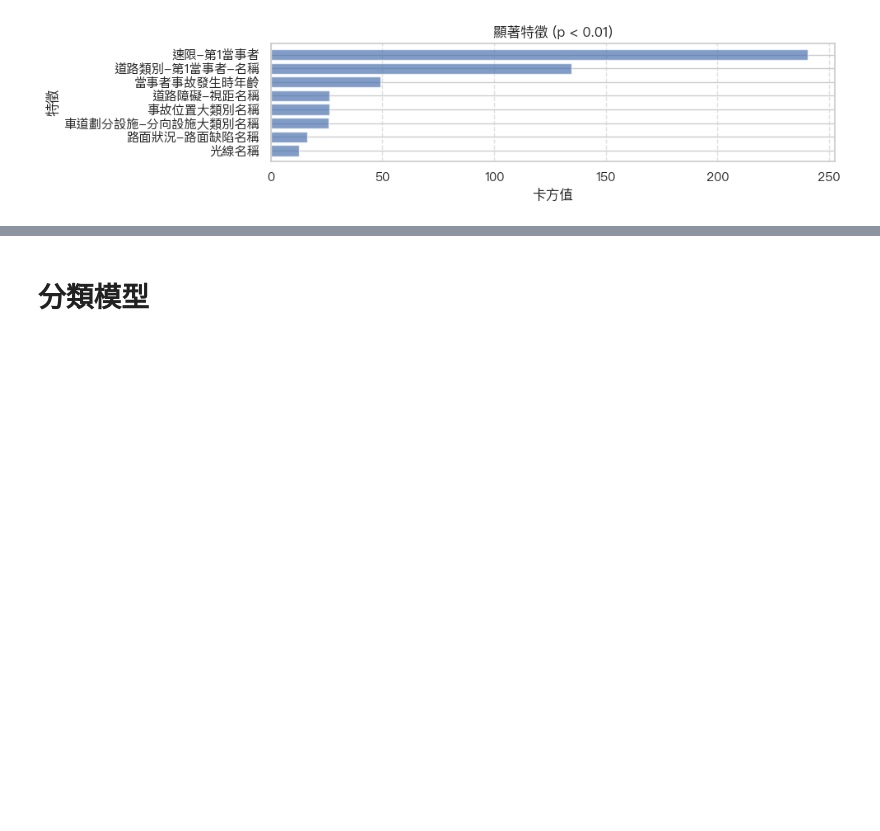
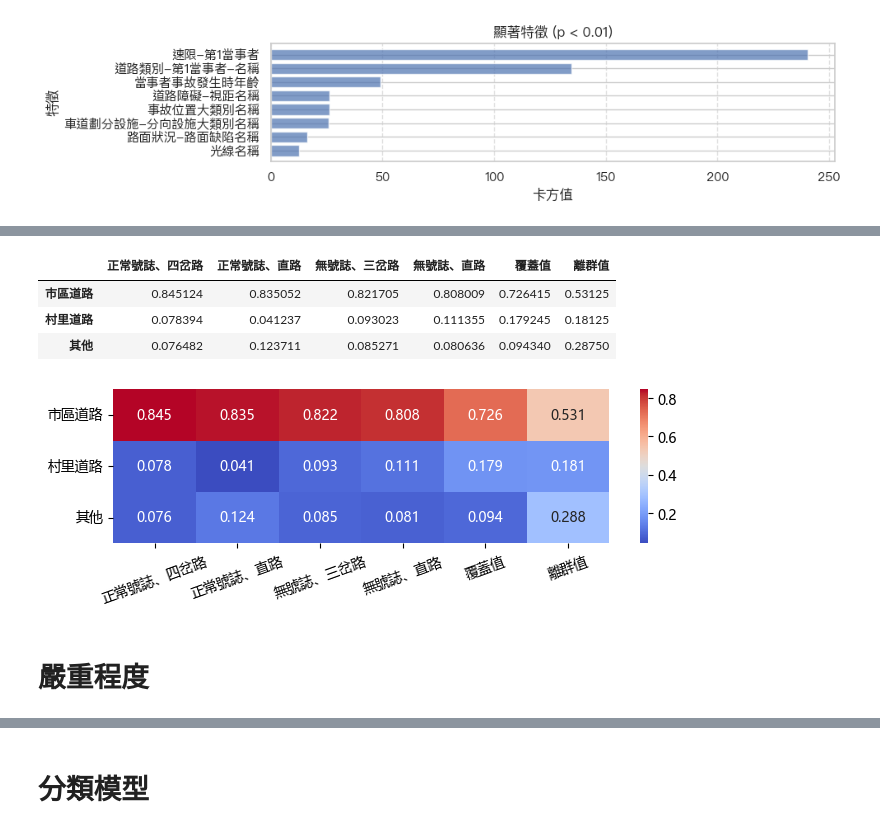
Before and after one commit to kennywang112/TrafficTDApython, a Jupyter notebook: Version3/Pass.ipynb, the cells around one changed output, grey strips where cells are left out. Drawn from its saved outputs; the diff is of its cells as text; code cells hidden in the pictures; blank space fills up the shorter version.

```diff
--- a/Version3/Pass.ipynb
+++ b/Version3/Pass.ipynb
@@ -1034,0 +711,17 @@ comparison_df
+# %%
+plot_column = '道路類別-第1當事者-名稱'
+
+data_dict = {
+    "正常號誌、四岔路": full_0[plot_column].value_counts(),
+    "正常號誌、直路": full_1[plot_column].value_counts(),
+    "無號誌、三岔路": full_2[plot_column].value_counts(),
+    "無號誌、直路": full_3[plot_column].value_counts(),
+    "覆蓋值": overlap_data[plot_column].value_counts(),
+    "離群值": full_out[plot_column].value_counts(),
+
+}
+
+# 將資料轉為 DataFrame，便於比較
+comparison_df = pd.DataFrame(data_dict).fillna(0)
+comparison_df = comparison_df.sort_values(by='正常號誌、四岔路', axis=0, ascending=False)
+comparison_df
@@ -1034,0 +739,35 @@ comparison_df
+# %%
+data_dict = {
+    "正常號誌、四岔路": full_0[plot_column].value_counts(normalize=True),
+    "正常號誌、直路": full_1[plot_column].value_counts(normalize=True),
+    "無號誌、三岔路": full_2[plot_column].value_counts(normalize=True),
+    "無號誌、直路": full_3[plot_column].value_counts(normalize=True),
+    "覆蓋值": overlap_data[plot_column].value_counts(normalize=True),
+    "離群值": full_out[plot_column].value_counts(normalize=True),
+
+}
+
+# 將資料轉為 DataFrame，便於比較
+comparison_df = pd.DataFrame(data_dict).fillna(0)
+comparison_df = comparison_df.sort_values(by='正常號誌、四岔路', axis=0, ascending=False)
+
+categories_to_merge = ["縣道", "省道", "鄉道", "國道", "專用道路", "快速(公)道"]
+comparison_df.loc["其他"] += comparison_df.loc[categories_to_merge].sum()
+comparison_df = comparison_df.drop(index=categories_to_merge)
+comparison_df
+# %% [output]
+|  | 正常號誌、四岔路 | 正常號誌、直路 | 無號誌、三岔路 | 無號誌、直路 | 覆蓋值 | 離群值 |
+| 市區道路 | 0.845124 | 0.835052 | 0.821705 | 0.808009 | 0.726415 | 0.53125 |
+| 村里道路 | 0.078394 | 0.041237 | 0.093023 | 0.111355 | 0.179245 | 0.18125 |
+| 其他 | 0.076482 | 0.123711 | 0.085271 | 0.080636 | 0.094340 | 0.28750 |
+# %%
+# heatmap
+plt.figure(figsize=(8, 2))
+sns.heatmap(comparison_df.head(3), annot=True, cmap='coolwarm', fmt=".3f")
+# plt.title(f"各群體的道路類別分佈")
+plt.xticks(rotation=20)
+plt.show()
+# %% [output]
+[figure, added]
+# %% [markdown]
+# 嚴重程度
```
Also changed, not shown: parts of 26 cells of this notebook, 3 other files.
